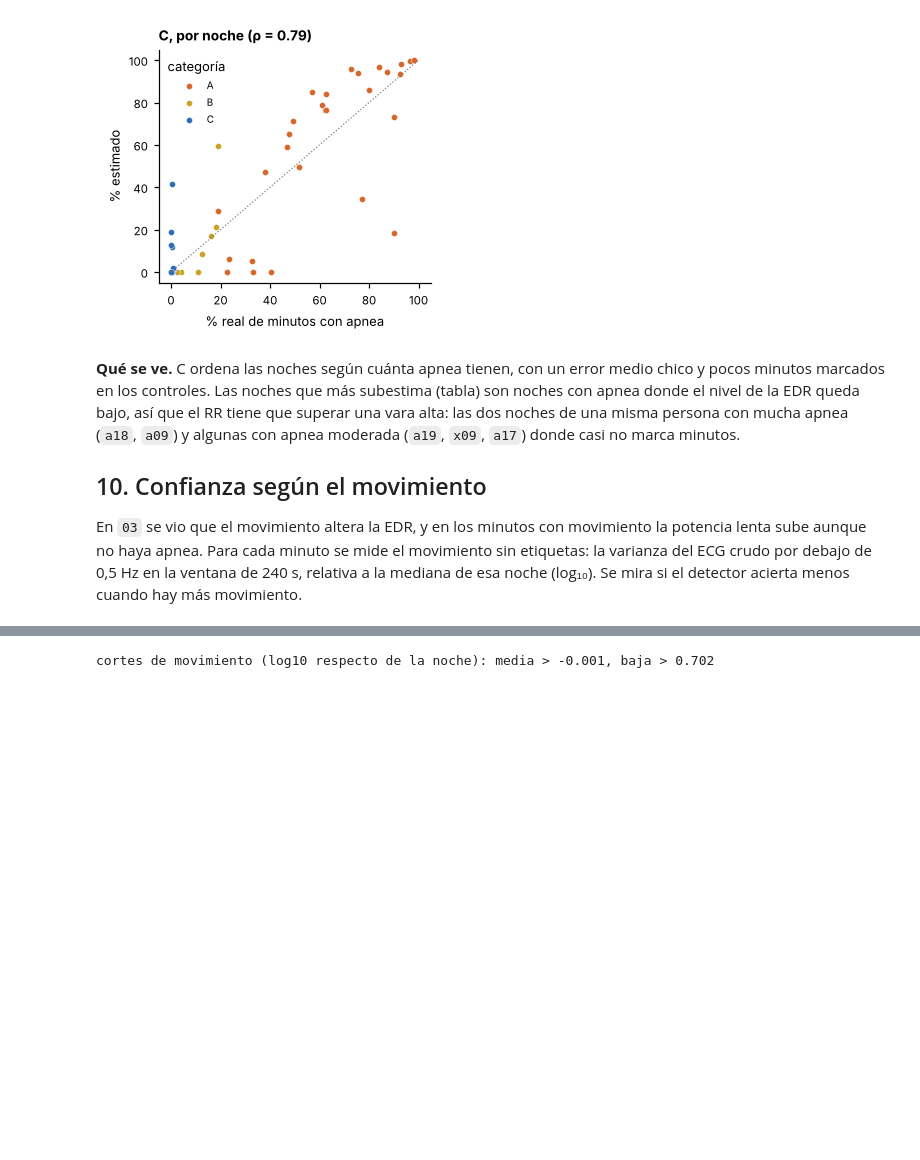
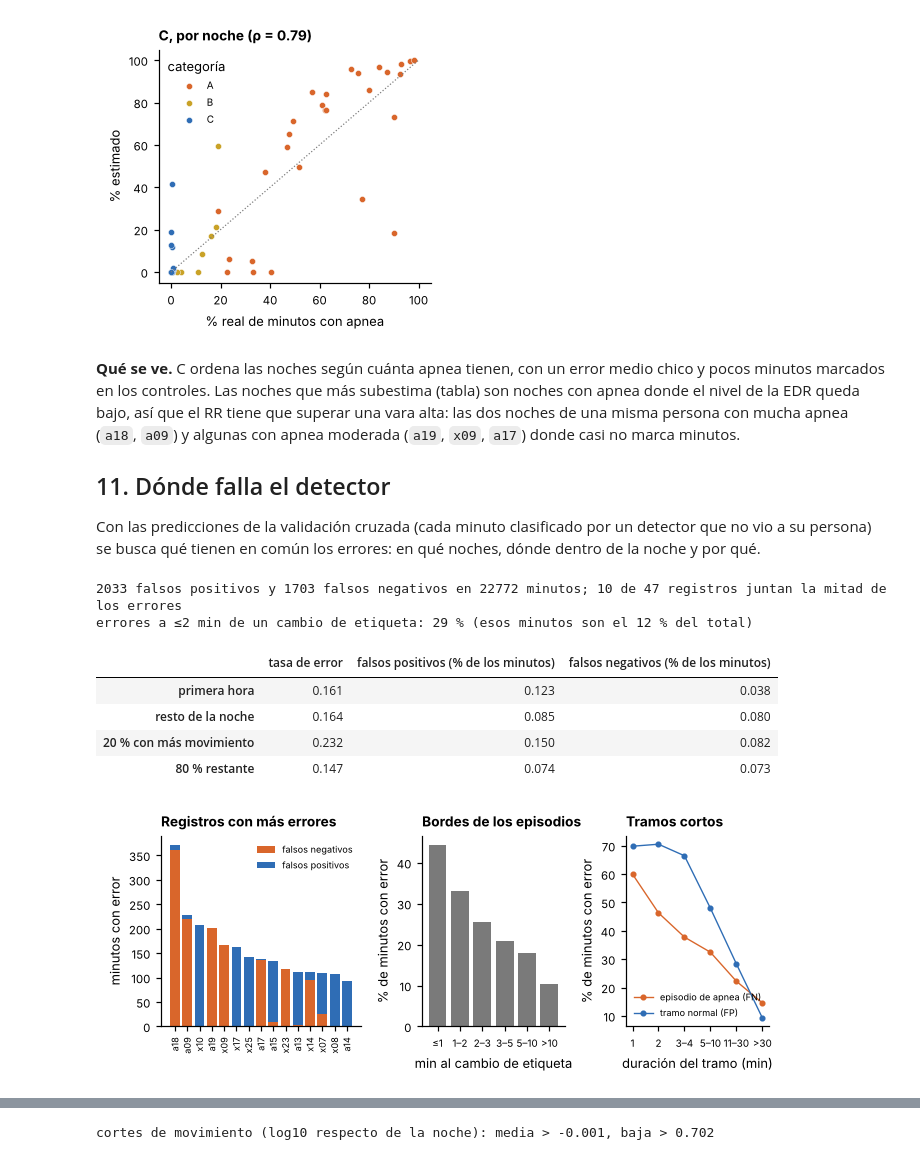
Before and after one commit to afrateitba/PSIB2026Q2-TPS-Grupo08-Frate-Tenca-Weizman, a Jupyter notebook: notebooks/04_feature_y_detector.ipynb, the cells around one changed output, grey strips where cells are left out. Saved outputs shown, nothing was run; the diff lists cells and outputs as text; code cells hidden in the pictures; blank space fills up the shorter version.

```diff
--- a/notebooks/04_feature_y_detector.ipynb
+++ b/notebooks/04_feature_y_detector.ipynb
@@ -367,15 +367,15 @@ def metricas(y, pred):
 
 def cv_variante(rr_col):
     """Validación cruzada por personas de la suma RR + w·EDR_noche (rr_col: P_RR para C, RR_dev para G)."""
-    pred = np.zeros(len(ev), int); pesos, aucs = [], []
+    pred = np.zeros(len(ev), int); pesos, aucs = [], []; marg = np.zeros(len(ev))
     for gpo in grupos:
         te = np.isin(subj, gpo); tr = ~te
         a_w = [auc(c_score(ev[tr], fit_c(ev[tr], w, rr_col)).to_numpy(), y_all[tr]) for w in GRILLA_W]
         w_ = float(GRILLA_W[int(np.argmax(a_w))]); pesos.append(w_)
         p_ = fit_c(ev[tr], w_, rr_col)
         u_ = youden_threshold(c_score(ev[tr], p_).to_numpy(), y_all[tr])
-        s_te = c_score(ev[te], p_).to_numpy(); pred[te] = (s_te > u_); aucs.append(auc(s_te, y_all[te]))
-    return pred, pesos, float(np.mean(aucs))
+        s_te = c_score(ev[te], p_).to_numpy(); pred[te] = (s_te > u_); aucs.append(auc(s_te, y_all[te])); marg[te] = s_te - u_
+    return pred, pesos, float(np.mean(aucs)), marg
 
 def cv_simple(col):
     pred = np.zeros(len(ev), int); aucs = []
@@ -383,14 +383,14 @@ def cv_simple(col):
         te = np.isin(subj, gpo); tr = ~te
         u_ = youden_threshold(ev[col].to_numpy()[tr], y_all[tr])
         pred[te] = ev[col].to_numpy()[te] > u_; aucs.append(auc(ev[col].to_numpy()[te], y_all[te]))
-    return pred, None, float(np.mean(aucs))
+    return pred, None, float(np.mean(aucs)), None
 
 resultados = {"C (RR + nivel EDR)": cv_variante("P_RR"), "G (RR centrado + nivel EDR)": cv_variante("RR_dev"),
               "F (primera versión)": cv_simple("F"), "RR solo": cv_simple("RR (Welch)")}
 auc_dentro = {"C (RR + nivel EDR)": dentro["RR (Welch)"].median(), "G (RR centrado + nivel EDR)": dentro["RR (Welch)"].median(),
               "F (primera versión)": dentro["F"].median(), "RR solo": dentro["RR (Welch)"].median()}
 filas = []
-for nombre, (pred, pesos, auc_g) in resultados.items():
+for nombre, (pred, pesos, auc_g, _) in resultados.items():
     nn = ev.assign(p=pred).groupby("record").agg(real=("label", "mean"), estimada=("p", "mean")).join(split.set_index("record").category)
     filas.append({"detector": nombre, "pesos elegidos en los 5 grupos": "" if pesos is None else ", ".join(f"{w:g}" for w in pesos),
                   **metricas(y_all, pred), "AUC (personas no vistas)": auc_g, "AUC dentro de la noche": auc_dentro[nombre],
@@ -457,6 +573,7 @@ Se elige el umbral que maximiza el **índice de Youden**, J = sensibilidad + esp
 c_all = ev["C"].to_numpy()
 pred_c = (c_all > U_C).astype(int)
 pred_cv = resultados["C (RR + nivel EDR)"][0]
+margen_cv = resultados["C (RR + nivel EDR)"][3]
 filas = []
 for nombre, pred in (("umbral con todo desarrollo", pred_c), ("validación cruzada por personas", pred_cv)):
     m = metricas(y_all, pred); bs = [metricas(y_all[i], pred[i]) for i in boot_idx[:1000]]
@@ -521,6 +638,63 @@ error medio (estimado − real): +1.7 puntos; controles: 7.4 % de minutos marcad
 # %% [markdown]
 **Qué se ve.** C ordena las noches según cuánta apnea tienen, con un error medio chico y pocos minutos marcados en los controles. Las noches que más subestima (tabla) son noches con apnea donde el nivel de la EDR queda bajo, así que el RR tiene que superar una vara alta: las dos noches de una misma persona con mucha apnea (`a18`, `a09`) y algunas con apnea moderada (`a19`, `x09`, `a17`) donde casi no marca minutos.
 
-## 10. Confianza según el movimiento
+## 11. Dónde falla el detector
 
-En `03` se vio que el movimiento altera la EDR, y en los minutos con movimiento la potencia lenta sube aunque no haya apnea. Para cada minuto se mide el movimiento sin etiquetas: la varianza del ECG crudo por debajo de 0,5 Hz en la ventana de 240 s, relativa a la mediana de esa noche (log₁₀). Se mira si el detector acierta menos cuando hay más movimiento.
+Con las predicciones de la validación cruzada (cada minuto clasificado por un detector que no vio a su persona) se busca qué tienen en común los errores: en qué noches, dónde dentro de la noche y por qué.
+# %%
+err = ev.assign(pred=pred_cv, margen=margen_cv)
+err["FP"] = (err.pred == 1) & (err.label == 0); err["FN"] = (err.pred == 0) & (err.label == 1); err["error"] = err.FP | err.FN
+ctx = []
+for rec_, g_ in err.groupby("record"):
+    lab_ = load_apnea_labels(rec_).astype(int)
+    cambios = np.flatnonzero(np.diff(lab_) != 0) + 0.5
+    b_ = np.r_[0, np.flatnonzero(np.diff(lab_) != 0) + 1, len(lab_)]; dur = np.zeros(len(lab_), int)
+    for a_, e_ in zip(b_[:-1], b_[1:]):
+        dur[a_:e_] = e_ - a_
+    for m_ in g_.minute:
+        ctx.append((rec_, m_, np.min(np.abs(cambios - m_)) if len(cambios) else 999, dur[m_]))
+err = err.merge(pd.DataFrame(ctx, columns=["record", "minute", "dist_cambio", "dur_tramo"]), on=["record", "minute"])
+por_reg = err.groupby("record").agg(FP=("FP", "sum"), FN=("FN", "sum"), apnea=("label", "mean"))
+por_reg["total"] = por_reg.FP + por_reg.FN
+por_reg = por_reg.sort_values("total", ascending=False)
+mitad = int((por_reg.total.cumsum() / por_reg.total.sum() < 0.5).sum()) + 1
+print(f"{int(err.FP.sum())} falsos positivos y {int(err.FN.sum())} falsos negativos en {len(err)} minutos; "
+      f"{mitad} de {len(por_reg)} registros juntan la mitad de los errores")
+
+fig, axs = plt.subplots(1, 3, figsize=(ANCHO, 2.6), gridspec_kw={"width_ratios": [1.4, 1, 1]})
+top = por_reg.head(15)
+axs[0].bar(range(len(top)), top.FN, color=APNEA, label="falsos negativos")
+axs[0].bar(range(len(top)), top.FP, bottom=top.FN, color=NORMAL, label="falsos positivos")
+axs[0].set_xticks(range(len(top))); axs[0].set_xticklabels(top.index, rotation=90, fontsize=6)
+axs[0].set(ylabel="minutos con error", title="Registros con más errores")
+axs[0].legend(loc="upper right", fontsize=6)
+bins_d = [0, 1, 2, 3, 5, 10, 1000]; etq_d = ["≤1", "1–2", "2–3", "3–5", "5–10", ">10"]
+tasa_d = err.groupby(pd.cut(err.dist_cambio, bins_d, labels=etq_d), observed=True).error.mean()
+axs[1].bar(range(len(tasa_d)), 100 * tasa_d, color=GRIS)
+axs[1].set_xticks(range(len(tasa_d))); axs[1].set_xticklabels(etq_d, fontsize=6.5)
+axs[1].set(xlabel="min al cambio de etiqueta", ylabel="% de minutos con error", title="Bordes de los episodios")
+bins_t = [0, 1, 2, 4, 10, 30, 1000]; etq_t = ["1", "2", "3–4", "5–10", "11–30", ">30"]
+for lab_, color, nombre in ((1, APNEA, "episodio de apnea (FN)"), (0, NORMAL, "tramo normal (FP)")):
+    g_ = err[err.label == lab_]
+    t_ = g_.groupby(pd.cut(g_.dur_tramo, bins_t, labels=etq_t), observed=True).error.mean()
+    axs[2].plot(range(len(t_)), 100 * t_, "o-", color=color, ms=3, label=nombre)
+axs[2].set_xticks(range(len(etq_t))); axs[2].set_xticklabels(etq_t, fontsize=6.5)
+axs[2].set(xlabel="duración del tramo (min)", ylabel="% de minutos con error", title="Tramos cortos")
+axs[2].legend(loc="lower left", fontsize=6)
+fig.tight_layout()
+save(fig, "04_fallas_resumen")
+print(f"errores a ≤2 min de un cambio de etiqueta: {100 * err[err.error].dist_cambio.le(2).mean():.0f} % "
+      f"(esos minutos son el {100 * err.dist_cambio.le(2).mean():.0f} % del total)")
+grupos_ctx = {"primera hora": err.minute < 60, "resto de la noche": err.minute >= 60,
+              "20 % con más movimiento": err.mov_rel > err.mov_rel.quantile(0.8), "80 % restante": err.mov_rel <= err.mov_rel.quantile(0.8)}
+pd.DataFrame({k: {"tasa de error": err[m].error.mean(), "falsos positivos (% de los minutos)": err[m].FP.mean(),
+                  "falsos negativos (% de los minutos)": err[m].FN.mean()} for k, m in grupos_ctx.items()}).T.round(3)
+# %% [output]
+2033 falsos positivos y 1703 falsos negativos en 22772 minutos; 10 de 47 registros juntan la mitad de los errores
+errores a ≤2 min de un cambio de etiqueta: 29 % (esos minutos son el 12 % del total)
+|  | tasa de error | falsos positivos (% de los minutos) | falsos negativos (% de los minutos) |
+| primera hora | 0.161 | 0.123 | 0.038 |
+| resto de la noche | 0.164 | 0.085 | 0.080 |
+| 20 % con más movimiento | 0.232 | 0.150 | 0.082 |
+| 80 % restante | 0.147 | 0.074 | 0.073 |
+[figure, added]
```
Also changed, not shown: parts of 10 cells of this notebook, 3 other files.
